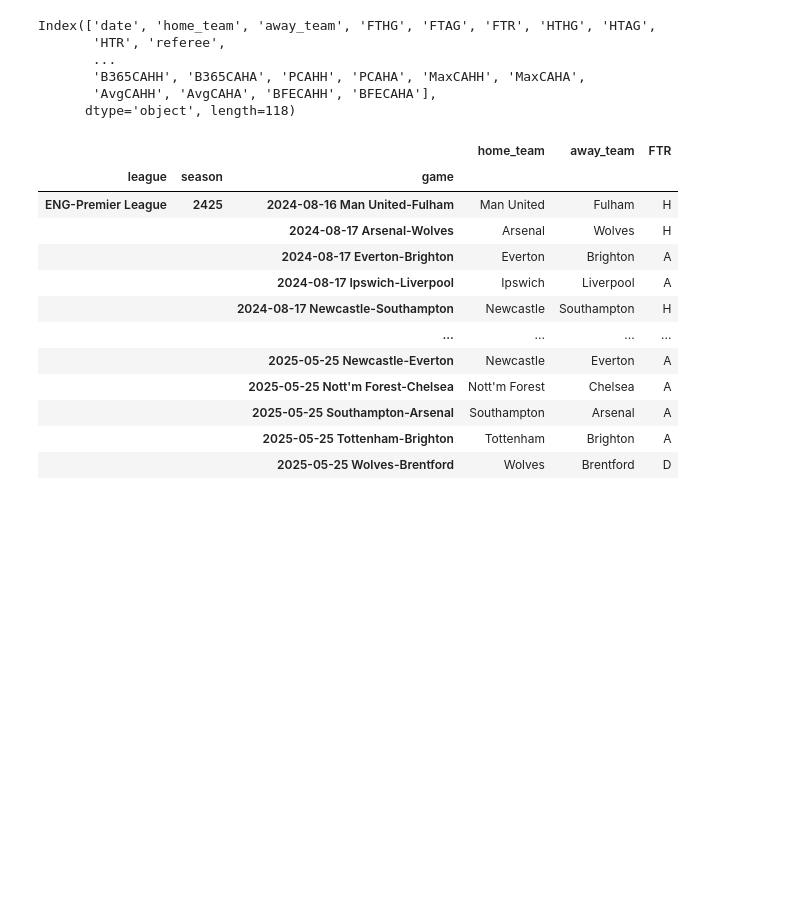
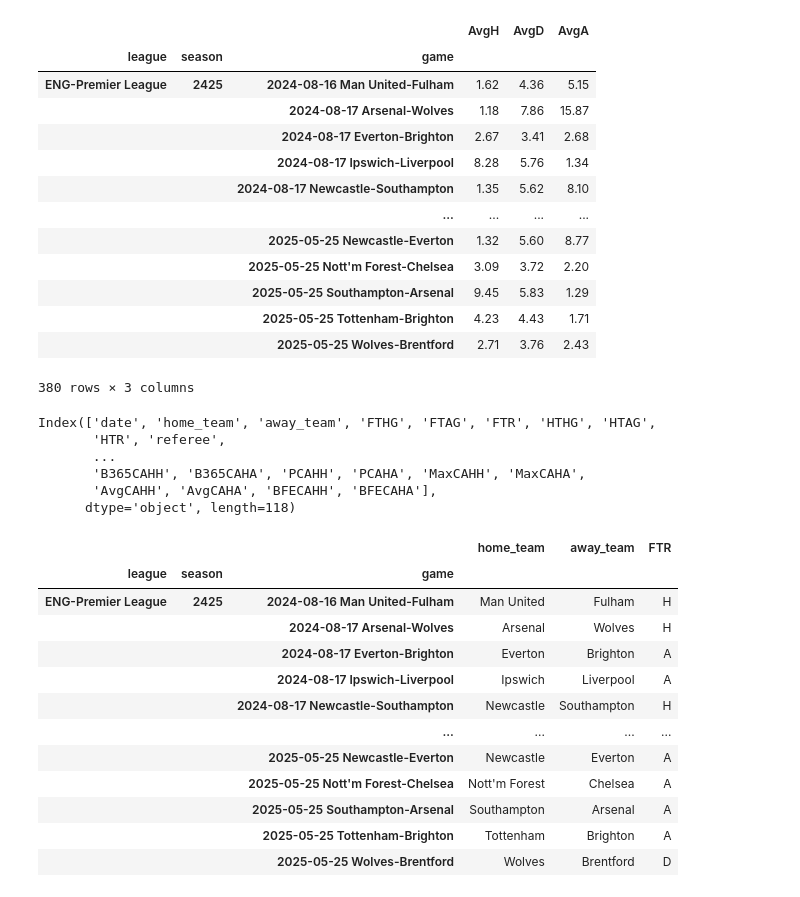
Before and after one commit to Geeniee1/python_elo, a Jupyter notebook: soccerdata.ipynb, the cells around one changed output. Cells and saved outputs as stored; diff of their text form; code cells hidden in the pictures; blank space fills up the shorter version.

```diff
--- a/soccerdata.ipynb
+++ b/soccerdata.ipynb
@@ -26,3 +50,20 @@ hist.head()
+# %%
+hist[['AvgH', 'AvgD', 'AvgA']]
+# %% [output]
+|  |  |  | AvgH | AvgD | AvgA |
+| league | season | game |  |  |  |
+| ENG-Premier League | 2425 | 2024-08-16 Man United-Fulham | 1.62 | 4.36 | 5.15 |
+|  |  | 2024-08-17 Arsenal-Wolves | 1.18 | 7.86 | 15.87 |
+|  |  | 2024-08-17 Everton-Brighton | 2.67 | 3.41 | 2.68 |
+|  |  | 2024-08-17 Ipswich-Liverpool | 8.28 | 5.76 | 1.34 |
+|  |  | 2024-08-17 Newcastle-Southampton | 1.35 | 5.62 | 8.10 |
+|  |  | ... | ... | ... | ... |
+|  |  | 2025-05-25 Newcastle-Everton | 1.32 | 5.60 | 8.77 |
+|  |  | 2025-05-25 Nott'm Forest-Chelsea | 3.09 | 3.72 | 2.20 |
+|  |  | 2025-05-25 Southampton-Arsenal | 9.45 | 5.83 | 1.29 |
+|  |  | 2025-05-25 Tottenham-Brighton | 4.23 | 4.43 | 1.71 |
+|  |  | 2025-05-25 Wolves-Brentford | 2.71 | 3.76 | 2.43 |
+380 rows × 3 columns
 # %%
 hist.columns
 # %% [output]
```
Also changed, not shown: parts of 5 cells of this notebook, 2 other files.
